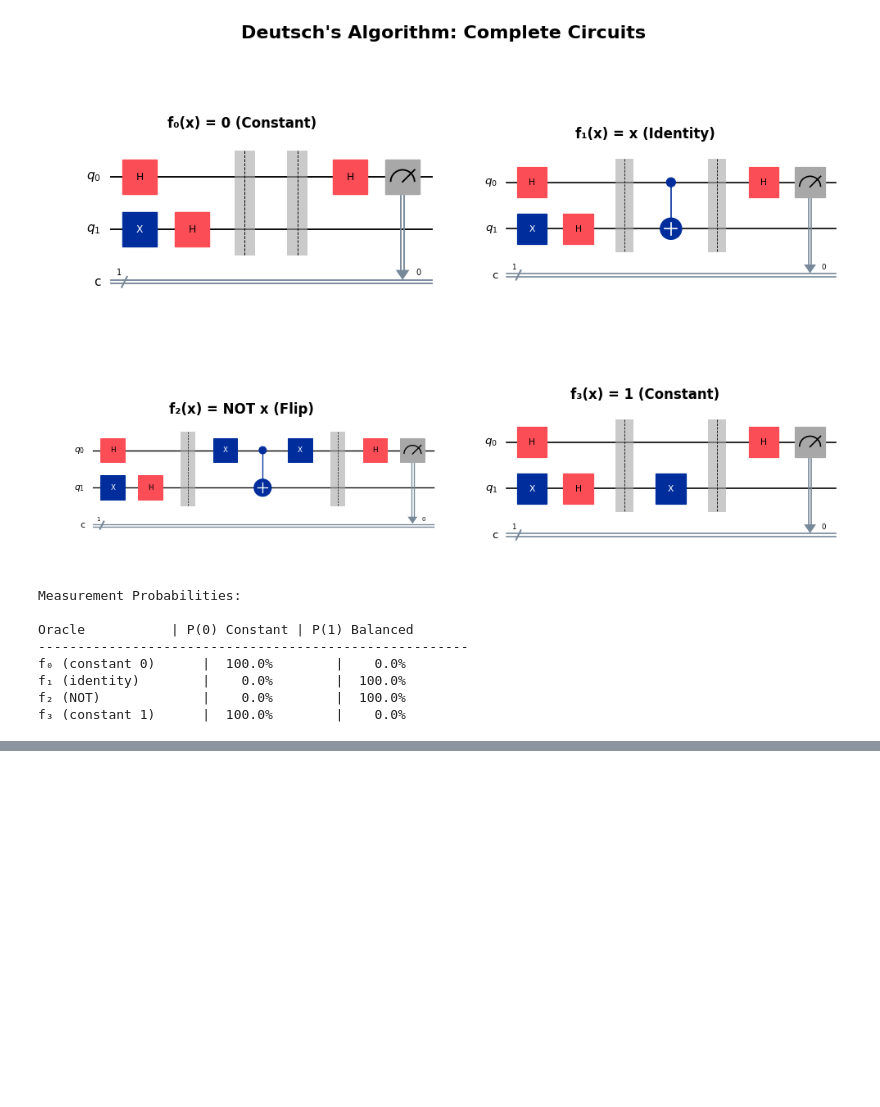
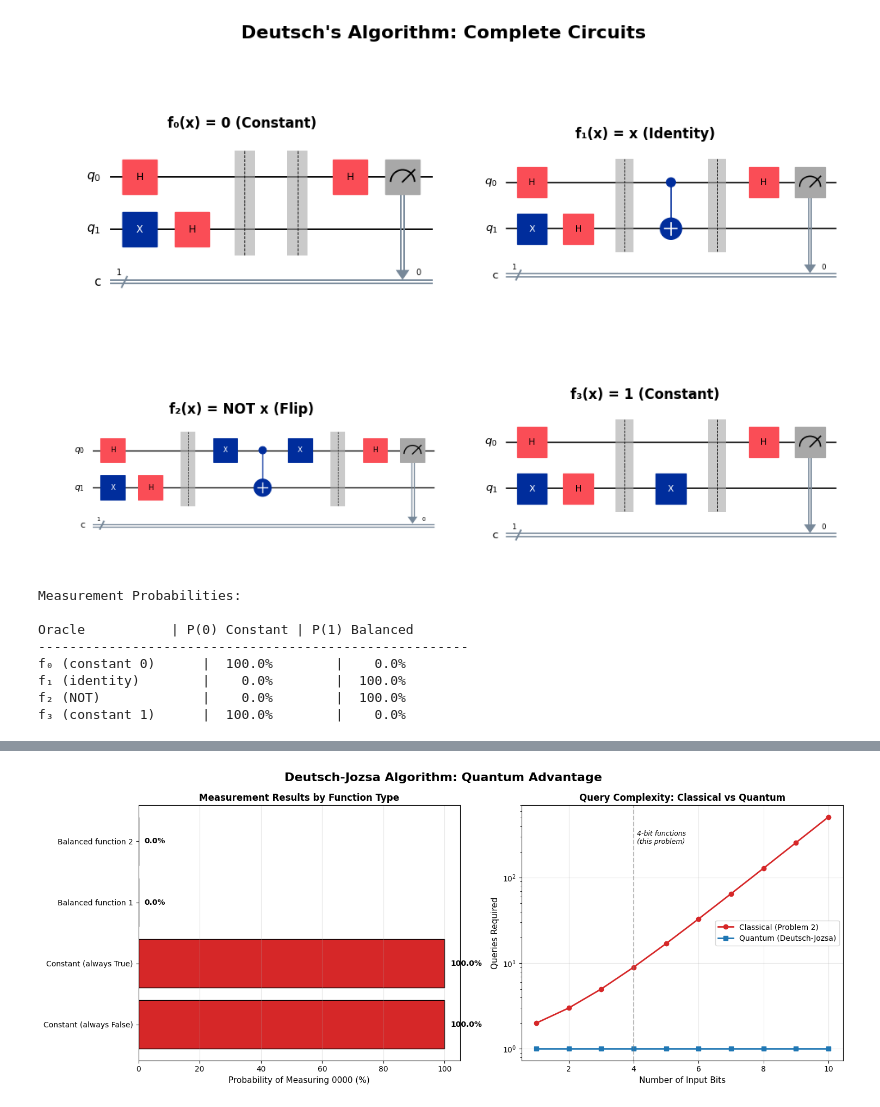
Before and after one commit to EricMurray-e-m-dev/emerging_tech, a Jupyter notebook: problems.ipynb, the cells around one changed output, grey strips where cells are left out. Drawn from its saved outputs; the diff is of its cells as text; code cells hidden in the pictures; blank space fills up the shorter version.

Commit message:
Updated README to include problem 5 synopsis, added problem introduction, code, testing & visualisation for problem 5 - All problems to be expanded upon over coming weeks

```diff
--- a/problems.ipynb
+++ b/problems.ipynb
@@ -968,0 +1218,71 @@ f₃ (constant 1)      |  100.0%        |    0.0%
+# %%
+# Create visualization comparing classical vs quantum approaches
+fig, (ax1, ax2) = plt.subplots(1, 2, figsize=(15, 6))
+fig.suptitle('Deutsch-Jozsa Algorithm: Quantum Advantage', fontsize=16, fontweight='bold')
+
+# Left plot: Measurement results for our test functions
+test_names = [name for name, _, _ in test_functions]
+test_results = []
+
+for func_name, func, expected_type in test_functions:
+    oracle = create_oracle_from_function(func)
+    dj_circuit = deutsch_jozsa_algorithm(oracle)
+    job = simulator.run(dj_circuit, shots=1000)
+    result = job.result()
+    counts = result.get_counts()
+
+    # Check if result is 0000 (constant) or anything else (balanced)
+    constant_prob = counts.get('0000', 0) / 1000 * 100
+    test_results.append(constant_prob)
+
+colors = ['#d62728', '#d62728', '#1f77b4', '#1f77b4']  # Red for constant, blue for balanced
+bars = ax1.barh(test_names, test_results, color=colors, edgecolor='black')
+
+ax1.set_xlabel('Probability of Measuring 0000 (%)', fontsize=11)
+ax1.set_title('Measurement Results by Function Type', fontsize=12, fontweight='bold')
+ax1.set_xlim(0, 105)
+ax1.grid(True, alpha=0.3, axis='x')
+
+# Add percentage labels
+for i, (bar, prob) in enumerate(zip(bars, test_results)):
+    ax1.text(prob + 2, i, f'{prob:.1f}%', va='center', fontsize=10, fontweight='bold')
+
+# Right plot: Query complexity comparison (reuse from Problem 1)
+n_bits = np.arange(1, 11)
+classical_queries = 2**(n_bits - 1) + 1
+quantum_queries = np.ones(len(n_bits))
+
+ax2.plot(n_bits, classical_queries, 'o-', label='Classical (Problem 2)',
+         linewidth=2, markersize=6, color='#d62728')
+ax2.plot(n_bits, quantum_queries, 's-', label='Quantum (Deutsch-Jozsa)',
+         linewidth=2, markersize=6, color='#1f77b4')
+
+# Highlight the 4-bit case
+ax2.axvline(x=4, color='gray', linestyle='--', alpha=0.5, linewidth=1.5)
+ax2.text(4.1, 250, '4-bit functions\n(this problem)', fontsize=9, style='italic')
+
+ax2.set_xlabel('Number of Input Bits', fontsize=11)
+ax2.set_ylabel('Queries Required', fontsize=11)
+ax2.set_title('Query Complexity: Classical vs Quantum', fontsize=12, fontweight='bold')
+ax2.legend(fontsize=10)
+ax2.grid(True, alpha=0.3)
+ax2.set_yscale('log')
+
+plt.tight_layout()
+plt.show()
+
+# Print summary statistics
+print("\n" + "=" * 70)
+print("SUMMARY: Quantum Advantage Demonstrated")
+print("=" * 70)
+print(f"\nFor 4-bit Boolean functions:")
+print(f"  Classical worst-case queries: 9")
+print(f"  Quantum queries (Deutsch-Jozsa): 1")
+print(f"  Speedup: 9x")
+print(f"\nFor 10-bit Boolean functions:")
+print(f"  Classical worst-case queries: 513")
+print(f"  Quantum queries (Deutsch-Jozsa): 1")
+print(f"  Speedup: 513x")
+print(f"\nThis exponential advantage is the foundation of quantum computing's potential.")
+# %% [output]
+[figure, added]
```
Also changed, not shown: parts of 10 cells of this notebook, 1 other file.
